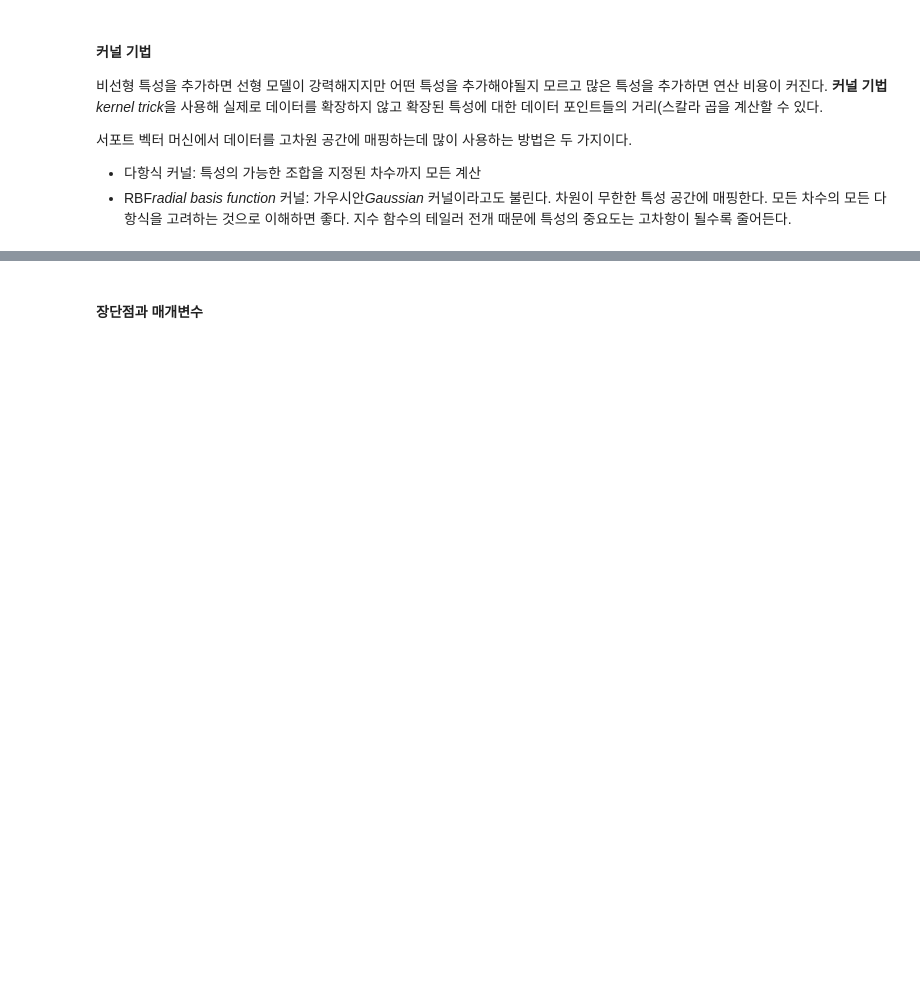
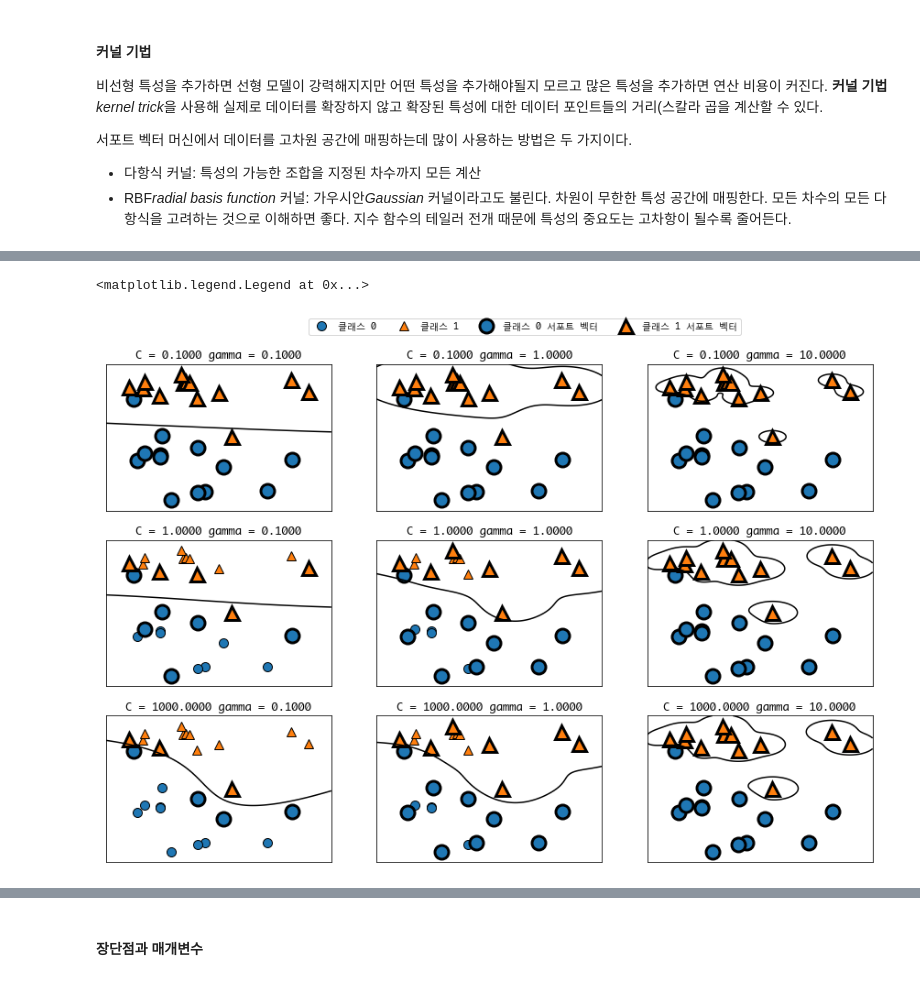
Before and after one commit to youbeebee/ML-with-Python, a Jupyter notebook: ch2.지도학습 2.3.7부터.ipynb, the cells around one changed output, grey strips where cells are left out. Drawn from its saved outputs; the diff is of its cells as text; code cells hidden in the pictures; blank space fills up the shorter version.

```diff
--- a/ch2.지도학습 2.3.7부터.ipynb
+++ b/ch2.지도학습 2.3.7부터.ipynb
@@ -105,0 +137,12 @@ plt.ylabel("특성 1")
+# %%
+fig, axes = plt.subplots(3, 3, figsize=(15, 10))
+
+for ax, C in zip(axes, [-1, 0, 3]):
+    for a, gamma in zip(ax, range(-1, 2)):
+        mglearn.plots.plot_svm(log_C=C, log_gamma=gamma, ax=a)
+
+axes[0, 0].legend(["클래스 0", "클래스 1", "클래스 0 서포트 벡터", "클래스 1 서포트 벡터"],
+                  ncol=4, loc=(.9, 1.2))
+# %% [output]
+<matplotlib.legend.Legend at 0x...>
+[figure, added]
```
Also changed, not shown: parts of 25 cells of this notebook, 1 other file.
